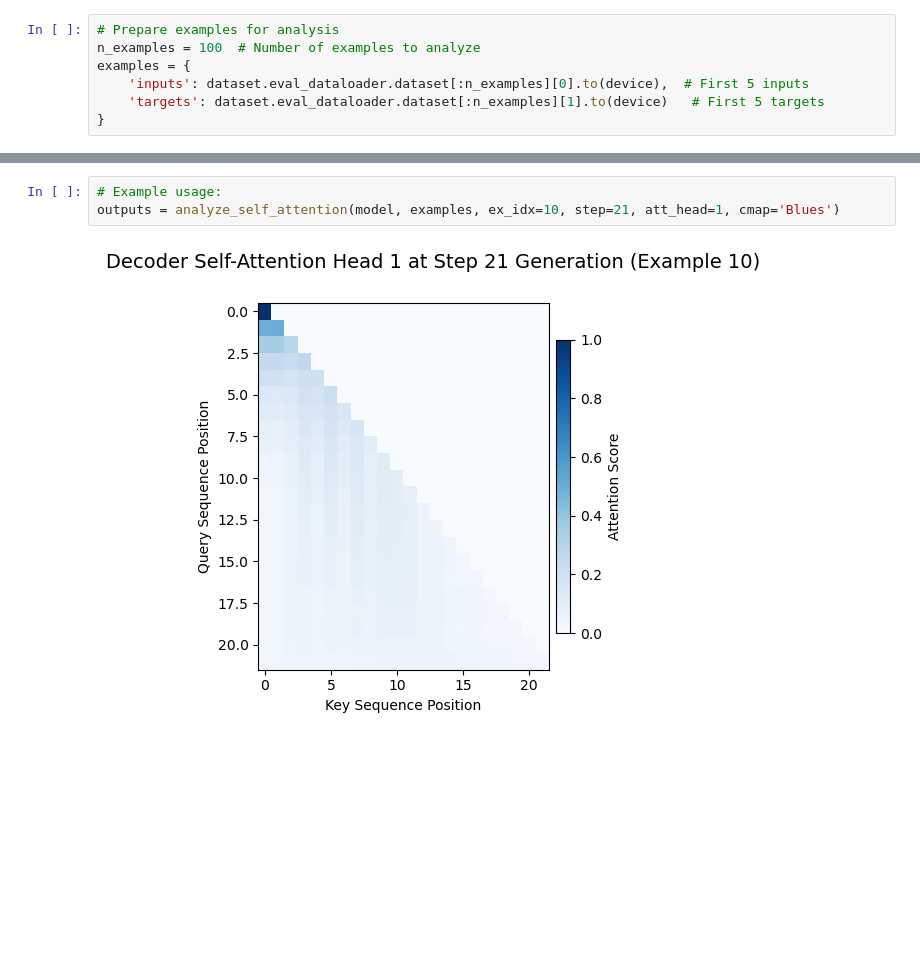
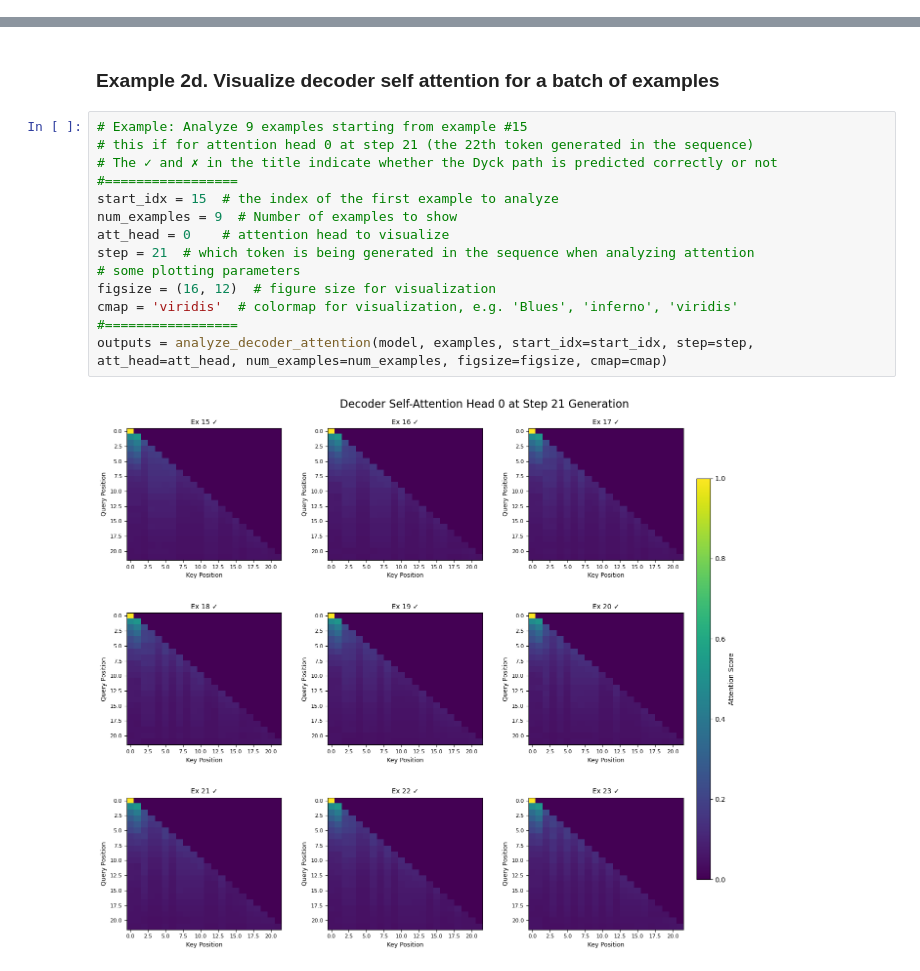
Before and after one commit to cocoxhuang/DyckTransformer, a Jupyter notebook: Analysis.ipynb, the cells around one changed output, grey strips where cells are left out. Cells and saved outputs as stored; diff of their text form; blank space fills up the shorter version.

```diff
--- a/Analysis.ipynb
+++ b/Analysis.ipynb
@@ -212,7 +86,0 @@ For validation data: loss = 0.0001, accuracy = 0.99670000
-# %%
-# Prepare examples for analysis
-n_examples = 100  # Number of examples to analyze
-examples = {
-    'inputs': dataset.eval_dataloader.dataset[:n_examples][0].to(device),  # First 5 inputs
-    'targets': dataset.eval_dataloader.dataset[:n_examples][1].to(device)   # First 5 targets
-}
@@ -231,5 +148,18 @@ outputs = analyze_cross_attention(model, examples, start_idx=start_idx, step=ste
+# %% [markdown]
+### Example 2d. Visualize decoder self attention for a batch of examples
 # %%
-# Example usage:
-outputs = analyze_self_attention(model, examples, ex_idx=10, step=21, att_head=1, cmap='Blues')
+# Example: Analyze 9 examples starting from example #15
+# this if for attention head 0 at step 21 (the 22th token generated in the sequence)
+# The ✓ and ✗ in the title indicate whether the Dyck path is predicted correctly or not
+#=================
+start_idx = 15  # the index of the first example to analyze
+num_examples = 9  # Number of examples to show
+att_head = 0    # attention head to visualize
+step = 21  # which token is being generated in the sequence when analyzing attention
+# some plotting parameters
+figsize = (16, 12)  # figure size for visualization
+cmap = 'viridis'  # colormap for visualization, e.g. 'Blues', 'inferno', 'viridis'
+#=================
+outputs = analyze_decoder_attention(model, examples, start_idx=start_idx, step=step, att_head=att_head, num_examples=num_examples, figsize=figsize, cmap=cmap)
 # %% [output]
-[figure, old version]
+[figure, new version]
```
Also changed, not shown: parts of 17 cells of this notebook, 11 other files.
